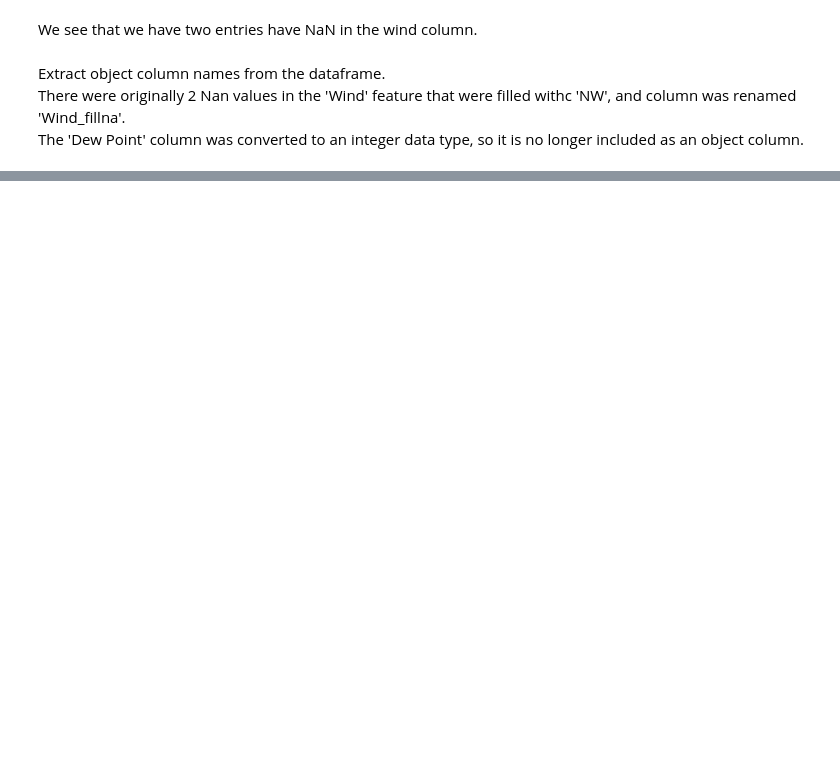
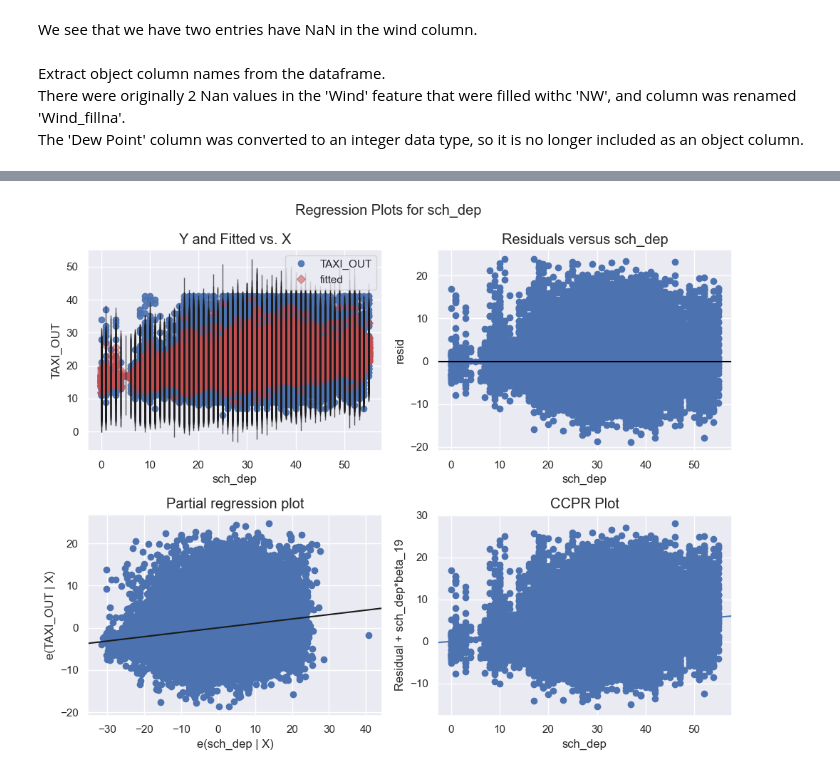
Before and after one commit to inpyoianlee/STA510Project, a Jupyter notebook: ProjectRoughDraft.ipynb, the cells around one changed output, grey strips where cells are left out. Drawn from its saved outputs; the diff is of its cells as text; code cells hidden in the pictures; blank space fills up the shorter version.

```diff
--- a/ProjectRoughDraft.ipynb
+++ b/ProjectRoughDraft.ipynb
@@ -251,0 +173,6 @@ KeyError: 'Column not found: TAXI_OUT'
+# %%
+X_train = sm.add_constant(X_train)
+X_test = sm.add_constant(X_test)
+fullModel = sm.OLS(y_train, X_train).fit()
+
+fullModel.summary()
@@ -251,0 +214,3 @@ KeyError: 'Column not found: TAXI_OUT'
+# %%
+X_train = X_train.drop(['Wind Speed'], axis=1)
+X_test = X_test.drop(['Wind Speed'], axis=1)
@@ -251,0 +256,7 @@ KeyError: 'Column not found: TAXI_OUT'
+# %%
+X_train = X_train.drop(columns=['Humidity'])
+X_test = X_test.drop(columns=['Humidity'])
+# %%
+fullModel = sm.OLS(y_train, X_train).fit()
+
+fullModel.summary()
@@ -251,0 +402,5 @@ KeyError: 'Column not found: TAXI_OUT'
+# %%
+fig = plt.figure(figsize=(10, 8))
+fig = sm.graphics.plot_regress_exog(fullModel, 'sch_dep', fig=fig)
+# %% [output]
+[figure, added]
```
Also changed, not shown: parts of 49 cells of this notebook, 7 other files.
